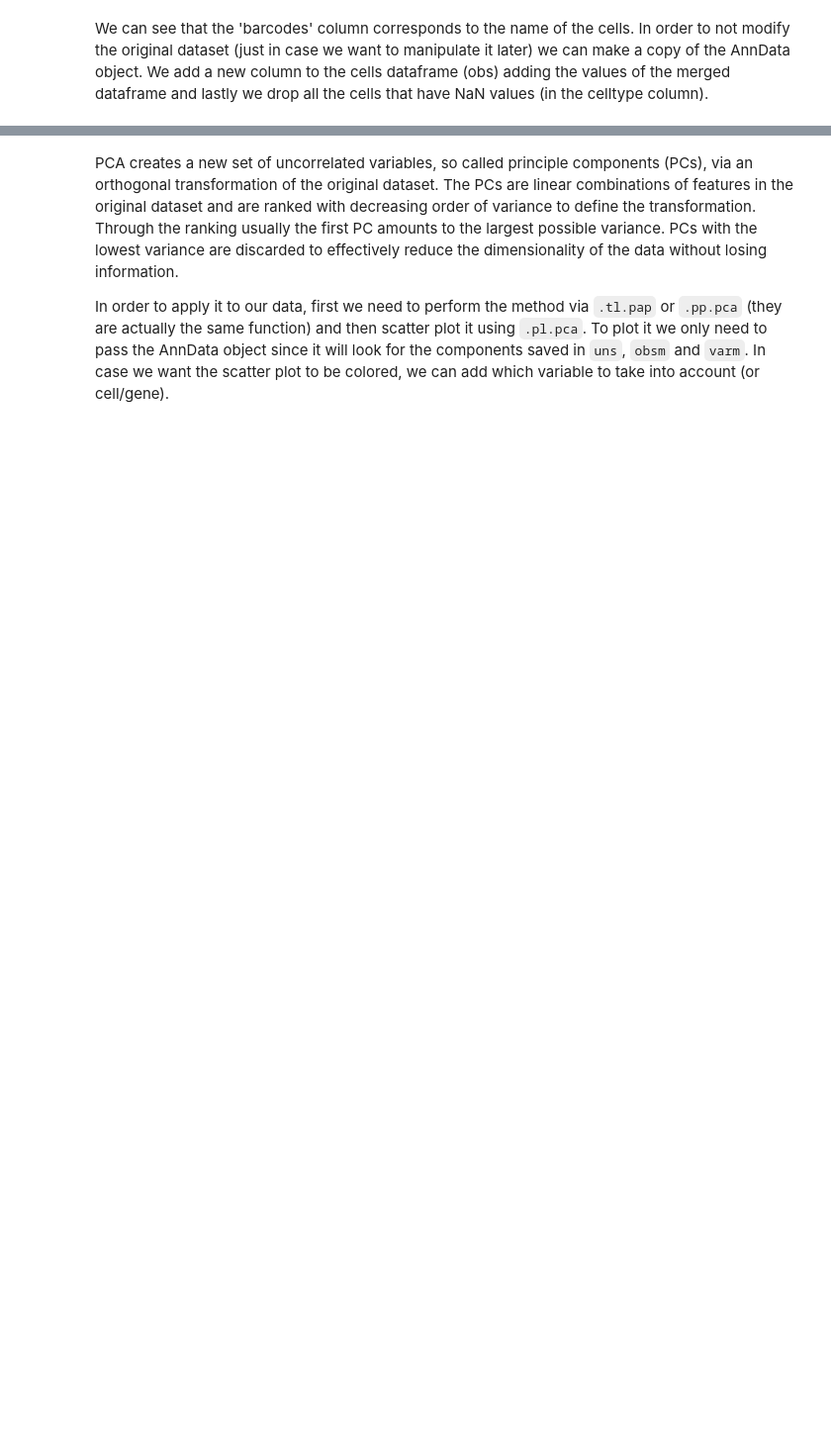
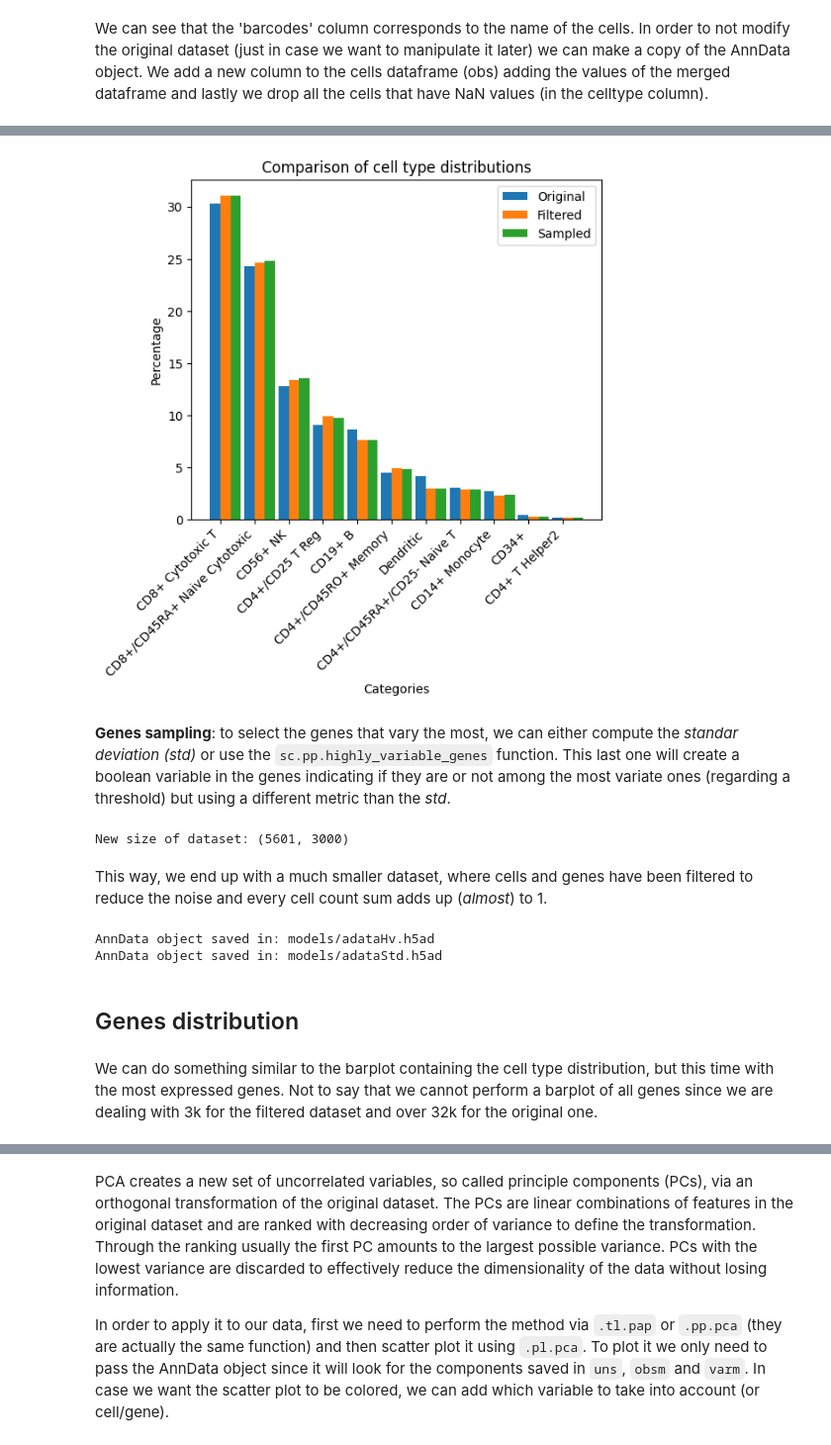
Before and after one commit to lucas-rdlr/rna-sequencing, a Jupyter notebook: notebooks/main.ipynb, the cells around one changed output, grey strips where cells are left out. Shown at 99% size. Saved outputs shown, nothing was run; the diff lists cells and outputs as text; code cells hidden in the pictures; blank space fills up the shorter version.

```diff
--- a/notebooks/main.ipynb
+++ b/notebooks/main.ipynb
@@ -208,0 +230,69 @@ dataList = [adataFiltered, adataALRA, adataMAGIC]
+# %%
+import seaborn as sns
+
+adata = sc.read_h5ad("models/adata.h5ad")
+adataFilter = sc.read_h5ad("models/adataFilter.h5ad")
+adataSample = sc.read_h5ad("models/adataSample.h5ad")
+
+dic = {"Original": adata,
+       "Filtered": adataFilter,
+       "Sampled": adataSample}
+
+i=0
+bar_width = 0.3
+r = np.arange(11)
+fig, ax = plt.subplots(figsize=(6,5))
+for key,data in dic.items():
+    values = data.obs['celltype'].value_counts(normalize=True) * 100
+    labels = values.index
+
+    idx = [x + i*bar_width for x in r]
+    i += 1
+    ax.bar(idx, values, width=bar_width, label=key)
+
+# Customize the plot
+plt.xlabel('Categories')
+plt.ylabel('Percentage')
+plt.xticks([r + bar_width/2 for r in range(len(labels))], labels, rotation=45, ha='right')
+plt.title('Comparison of cell type distributions')
+plt.legend()
+
+plt.show()
+# %% [output]
+[figure, added]
+# %% [markdown]
+**Genes sampling**: to select the genes that vary the most, we can either compute the *standar deviation (std)* or use the `sc.pp.highly_variable_genes` function. This last one will create a boolean variable in the genes indicating if they are or not among the most variate ones (regarding a threshold) but using a different metric than the *std*.
+# %%
+adata = sc.read_h5ad("models/adataSample.h5ad")
+
+n_genes = 3000
+stds = np.argsort(np.std(adata.X.toarray(), 0))  # idx of sorted stds
+std_idx = stds[::-1][:n_genes]
+
+adataStd = adata[:, std_idx]
+
+sc.pp.highly_variable_genes(adata, n_top_genes=n_genes)
+hv_idx = np.where(adata.var['highly_variable'])[0]
+
+adataHv = adata[:, hv_idx]
+
+print('\nNew size of dataset:', adataHv.shape)
+# %% [output]
+New size of dataset: (5601, 3000)
+# %% [markdown]
+This way, we end up with a much smaller dataset, where cells and genes have been filtered to reduce the noise and every cell count sum adds up (*almost*) to 1.
+# %%
+name1 = 'models/adataHv.h5ad'
+name2 = 'models/adataStd.h5ad'
+adataHv.write(name1)
+adataStd.write(name2)
+
+print("AnnData object saved in:", name1)
+print("AnnData object saved in:", name2)
+# %% [output]
+AnnData object saved in: models/adataHv.h5ad
+AnnData object saved in: models/adataStd.h5ad
+# %% [markdown]
+## Genes distribution
+# %% [markdown]
+We can do something similar to the barplot containing the cell type distribution, but this time with the most expressed genes. Not to say that we cannot perform a barplot of all genes since we are dealing with 3k for the filtered dataset and over 32k for the original one.
```
Also changed, not shown: parts of 122 cells of this notebook, 6 other files.
